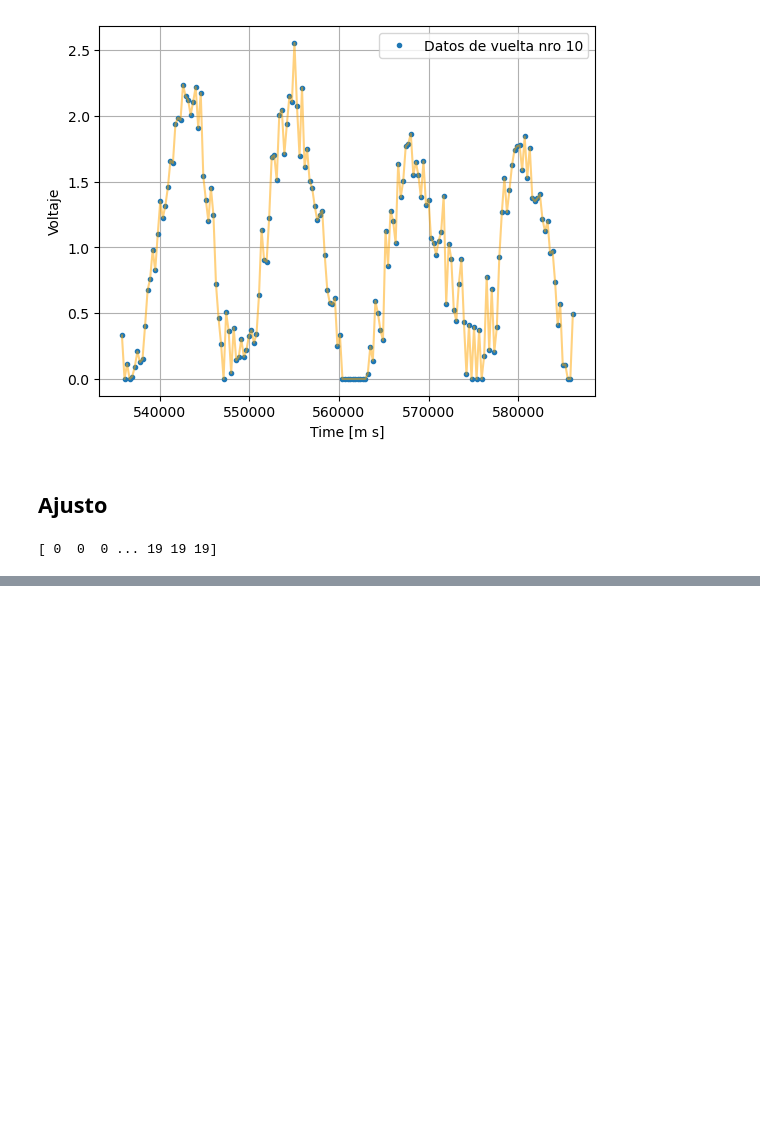
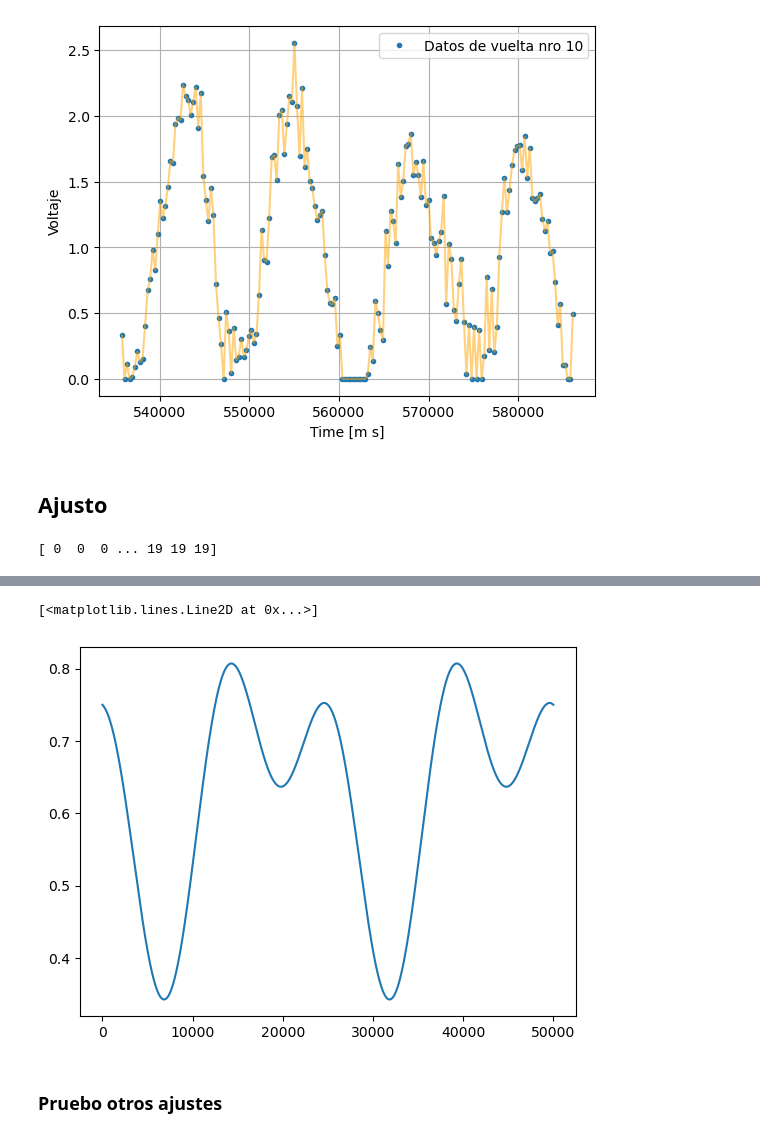
Before and after one commit to BernardoPironio/Polarimetro, a Jupyter notebook: calibracion_y_ajuste.ipynb, the cells around one changed output, grey strips where cells are left out. Cells and saved outputs as stored; diff of their text form; code cells hidden in the pictures; blank space fills up the shorter version.

```diff
--- a/calibracion_y_ajuste.ipynb
+++ b/calibracion_y_ajuste.ipynb
@@ -713,0 +773,23 @@ TypeError: fit_muchas_vueltas_tiempo() got an unexpected keyword argument 'plot'
+# %%
+t_test = np.linspace(0, 50000, 1000)
+
+I_test = model_tiempo(
+    t_test,
+    1,
+    0.5,
+    0.2,
+    0.3,
+    np.pi/2,
+    np.pi/2,
+    np.pi/2,
+    np.pi/2,
+    50000,
+    0
+)
+
+plt.plot(t_test, I_test)
+# %% [output]
+[<matplotlib.lines.Line2D at 0x...>]
+[figure, added]
+# %% [markdown]
+### Pruebo otros ajustes
```
Also changed, not shown: parts of 14 cells of this notebook.
